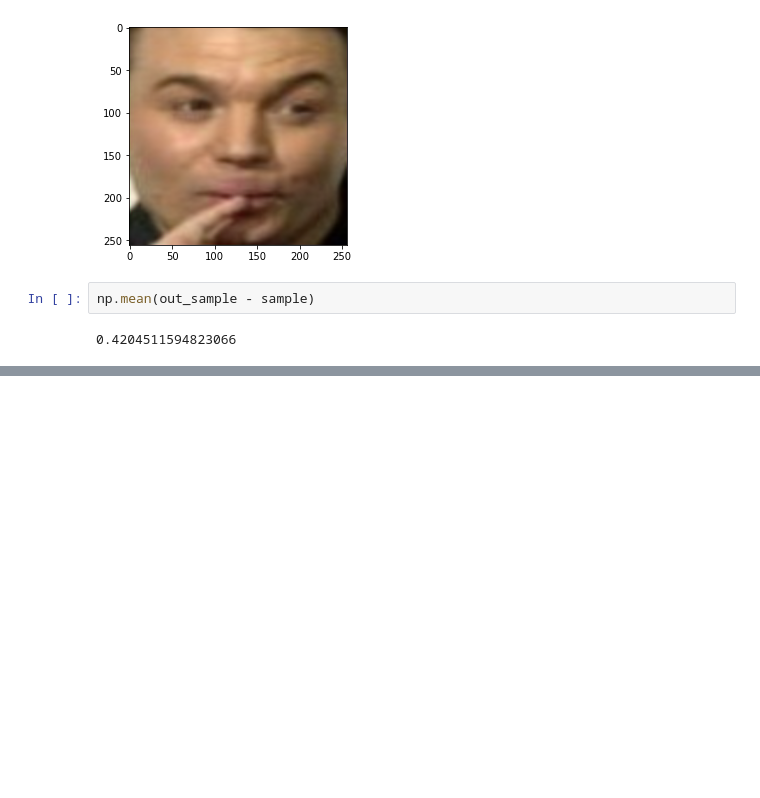
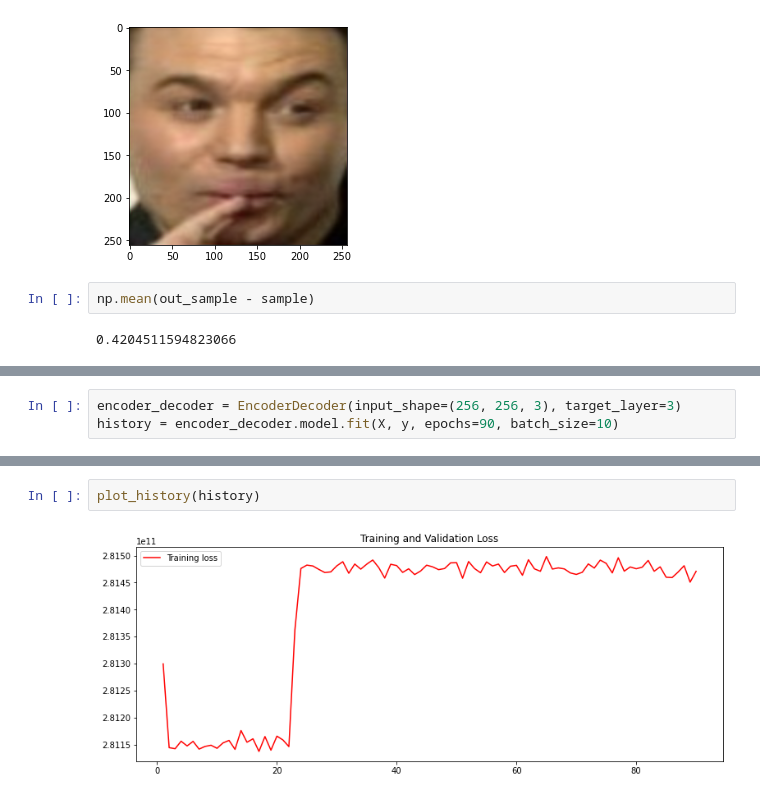
Before and after one commit to stevenjohnlarsen/StyleTransfer, a Jupyter notebook: Untitled.ipynb, the cells around one changed output, grey strips where cells are left out. Cells and saved outputs as stored; diff of their text form; blank space fills up the shorter version.

```diff
--- a/Untitled.ipynb
+++ b/Untitled.ipynb
@@ -370,0 +452,3 @@ np.mean(out_sample - sample)
+# %%
+encoder_decoder = EncoderDecoder(input_shape=(256, 256, 3), target_layer=3)
+history = encoder_decoder.model.fit(X, y, epochs=90, batch_size=10)
@@ -370,0 +473,4 @@ np.mean(out_sample - sample)
+# %%
+plot_history(history)
+# %% [output]
+[figure, added]
```
Also changed, not shown: parts of 16 cells of this notebook.
